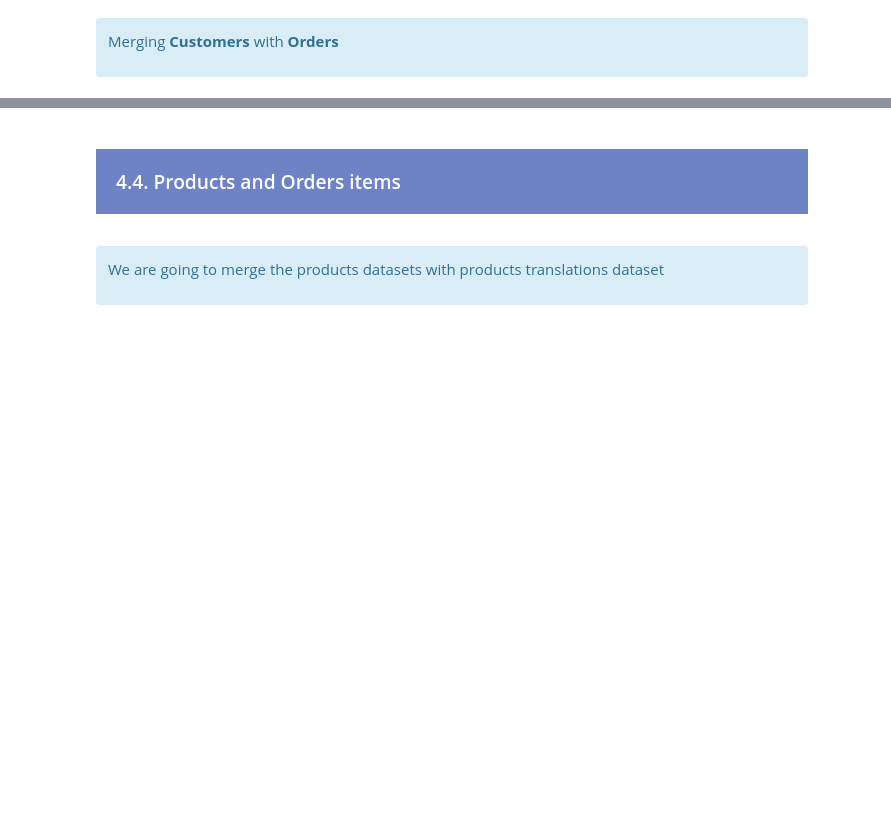
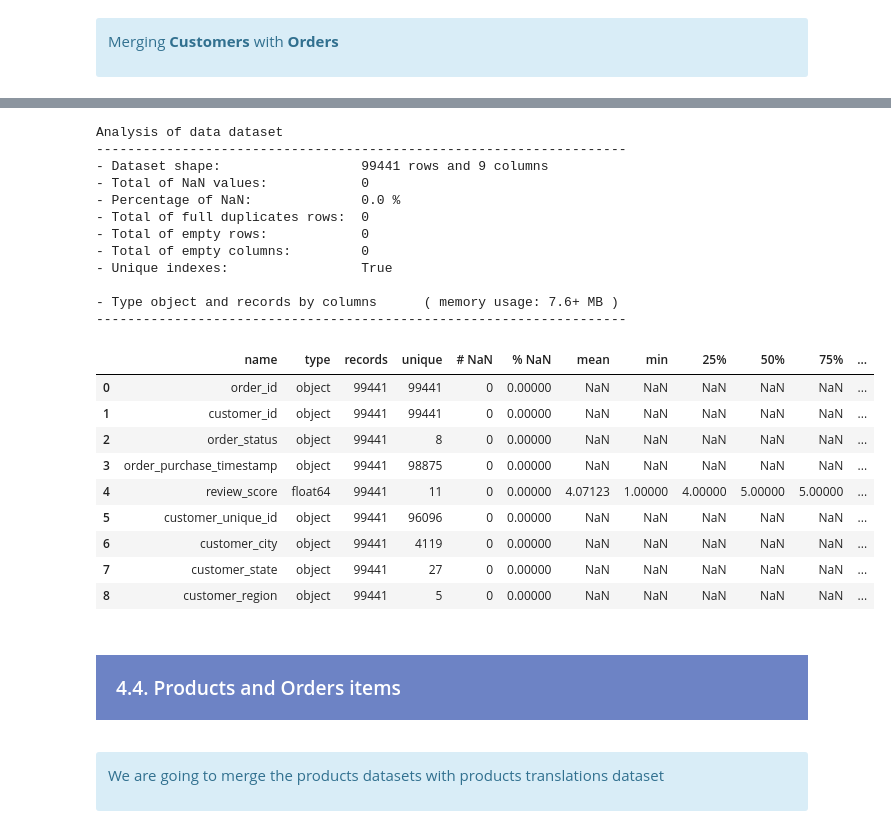
Before and after one commit to samirhinojosa/OC-P5-segment-customers-of-website, a Jupyter notebook: analysis_notebook.ipynb, the cells around one changed output, grey strips where cells are left out. Saved outputs shown, nothing was run; the diff lists cells and outputs as text; code cells hidden in the pictures; blank space fills up the shorter version.

```diff
--- a/analysis_notebook.ipynb
+++ b/analysis_notebook.ipynb
@@ -1301,6 +1363,31 @@ data.head()
 | 2 | 47770eb9100c2d0c44946d9cf07ec65d | 41ce2a54c0b03bf3443c3d931a367089 | delivered | 2018-08-08 08:38:49 | 5.0 | 3a653a41f6f9fc3d2a113cf8398680e8 | ... |
 | 3 | 949d5b44dbf5de918fe9c16f97b45f8a | f88197465ea7920adcdbec7375364d82 | delivered | 2017-11-18 19:28:06 | 5.0 | 7c142cf63193a1473d2e66489a9ae977 | ... |
 | 4 | ad21c59c0840e6cb83a9ceb5573f8159 | 8ab97904e6daea8866dbdbc4fb7aad2c | delivered | 2018-02-13 21:18:39 | 5.0 | 72632f0f9dd73dfee390c9b22eb56dd6 | ... |
+# %%
+df_analysis(data, "data", type_analysis="complete")
+# %% [output]
+Analysis of data dataset
+--------------------------------------------------------------------
+- Dataset shape:                  99441 rows and 9 columns
+- Total of NaN values:            0
+- Percentage of NaN:              0.0 %
+- Total of full duplicates rows:  0
+- Total of empty rows:            0
+- Total of empty columns:         0
+- Unique indexes:                 True
+
+- Type object and records by columns      ( memory usage: 7.6+ MB )
+--------------------------------------------------------------------
+|  | name | type | records | unique | # NaN | % NaN | mean | min | 25% | 50% | 75% | ... |
+| 0 | order_id | object | 99441 | 99441 | 0 | 0.00000 | NaN | NaN | NaN | NaN | NaN | ... |
+| 1 | customer_id | object | 99441 | 99441 | 0 | 0.00000 | NaN | NaN | NaN | NaN | NaN | ... |
+| 2 | order_status | object | 99441 | 8 | 0 | 0.00000 | NaN | NaN | NaN | NaN | NaN | ... |
+| 3 | order_purchase_timestamp | object | 99441 | 98875 | 0 | 0.00000 | NaN | NaN | NaN | NaN | NaN | ... |
+| 4 | review_score | float64 | 99441 | 11 | 0 | 0.00000 | 4.07123 | 1.00000 | 4.00000 | 5.00000 | 5.00000 | ... |
+| 5 | customer_unique_id | object | 99441 | 96096 | 0 | 0.00000 | NaN | NaN | NaN | NaN | NaN | ... |
+| 6 | customer_city | object | 99441 | 4119 | 0 | 0.00000 | NaN | NaN | NaN | NaN | NaN | ... |
+| 7 | customer_state | object | 99441 | 27 | 0 | 0.00000 | NaN | NaN | NaN | NaN | NaN | ... |
+| 8 | customer_region | object | 99441 | 5 | 0 | 0.00000 | NaN | NaN | NaN | NaN | NaN | ... |
 # %% [markdown]
 <div style="background-color: #6D83C5;" >
     <h3 style="margin: auto; padding: 20px; color:#fff; ">4.4. Products and Orders items</h3>
```
Also changed, not shown: parts of 33 cells of this notebook, 1 other file.
